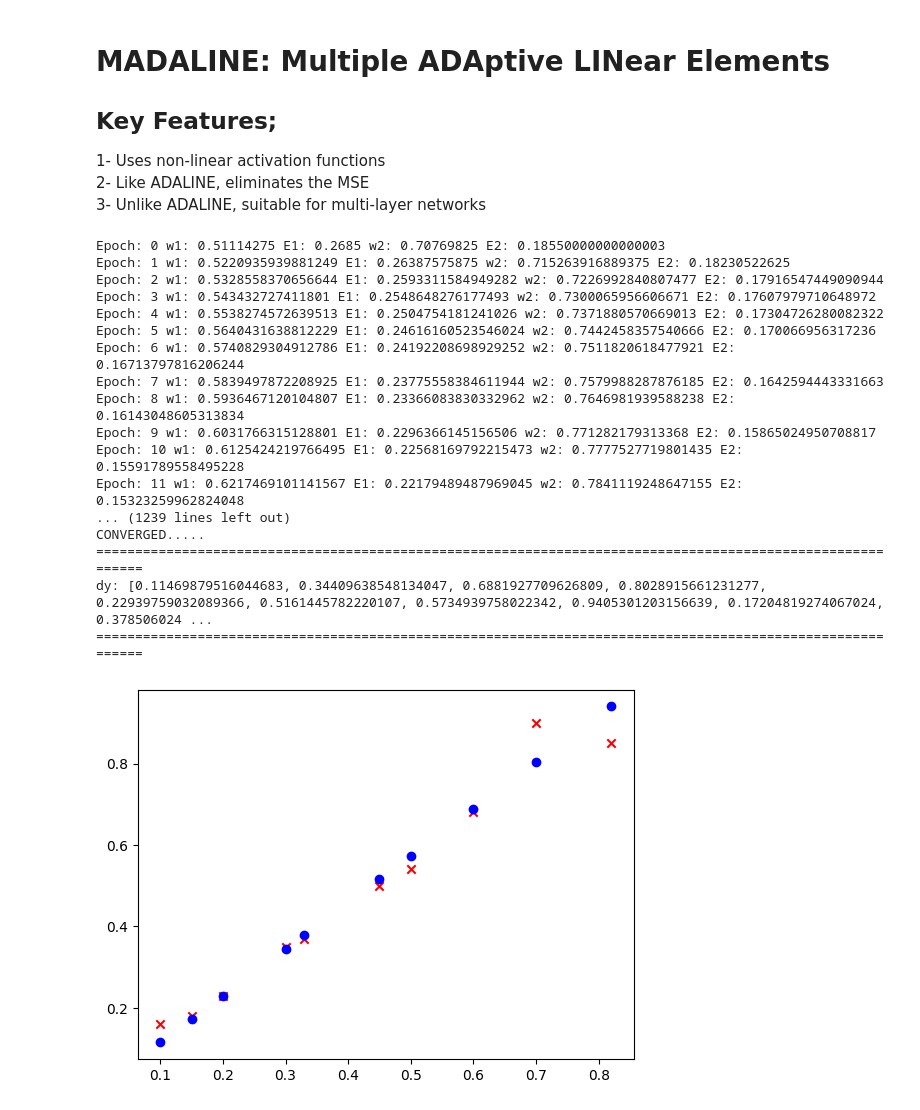
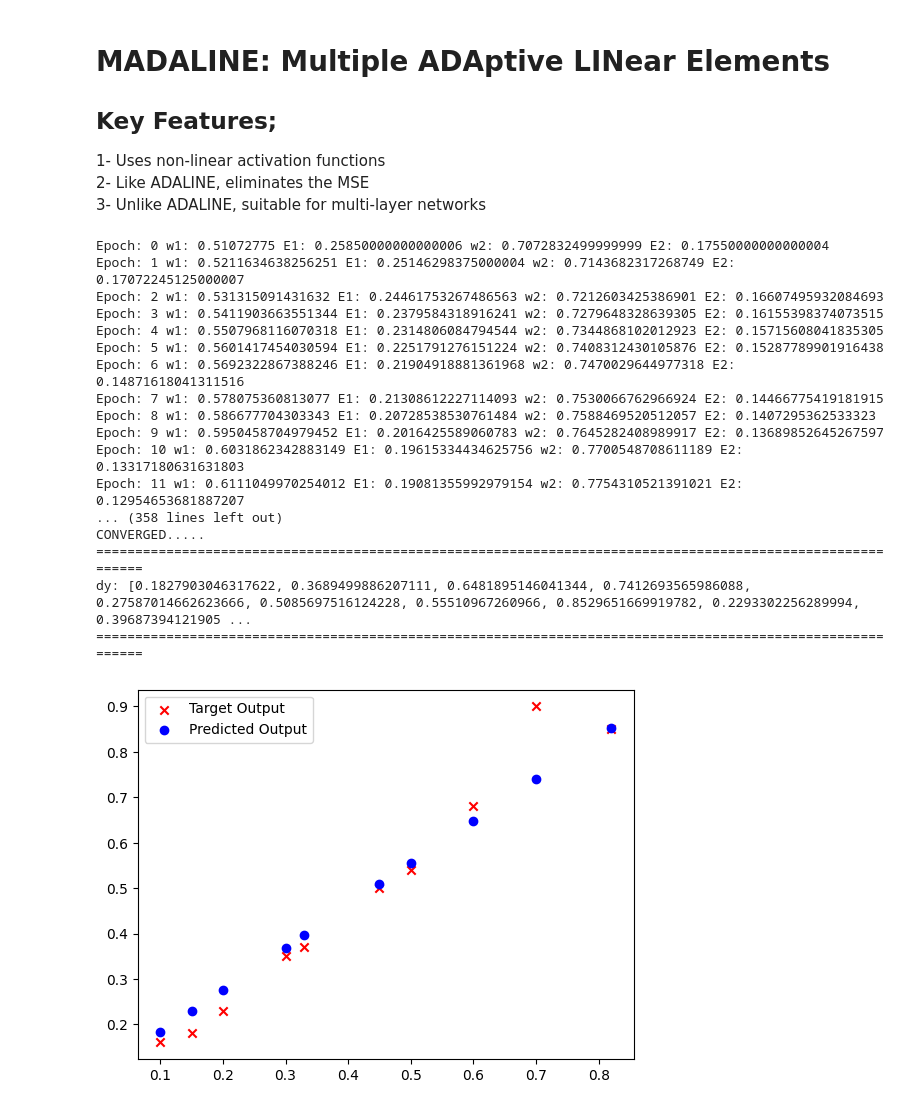
Before and after one commit to aitesam961/fuzzy-fishtick, a Jupyter notebook: MADALINE_Rule_I_v1p1.ipynb, the cells around one changed output. Drawn from its saved outputs; the diff is of its cells as text; code cells hidden in the pictures.

```diff
--- a/MADALINE_Rule_I_v1p1.ipynb
+++ b/MADALINE_Rule_I_v1p1.ipynb
@@ -13,6 +13,12 @@
 
 x = [0.10, 0.30, 0.60, 0.70, 0.20, 0.45, 0.50, 0.82, 0.15, 0.33]
 N = len(x)
+
+# bias
+
+b1 = 0.01
+b2 = 0.01
+
 
 # weights
 w1 = 0.5
@@ -34,6 +40,7 @@ threshold  = 0.0000000001
 # runtime variables
 E1 = 0
 E2 = 0
+
 dw1 = 0
 dw2 = 0
 
@@ -44,16 +51,20 @@ error1 = [0.0]*N
 error2 = [0.0]*N
 
 dy  = [0.0]*N
+
 # execution body
+for epochs in range(max_epochs):
 
-
-for epochs in range(max_epochs):
   # ADALINE-1
   for index in range(N):
-    dy1[index] = w1 * x[index]
-  # error1 = [y[i] - dy1[i] for i in range(N)]
-  E1 = (1/N)* sum([y[i] - dy1[i] for i in range(N)])
+    dy1[index] = w1 * x[index] + b1         #  dy = w * x + b
+  E1 = (1/N)* sum([y[i] - dy1[i] for i in range(N)])    # error = 1/N ∑(y - dy) // not squared..
+  # this aproach calculates and updates the collective
+  # error of all observations in each iteration.
 
+  b1 += eta * E1    # update bias
+
+  # calculate and update weight
   w_sum = 0
   for i in range(N):
     w_sum +=  x[i]
@@ -62,57 +73,59 @@ for epochs in range(max_epochs):
 
   # ADALINE-2
   for index in range(N):
-    dy2[index] = w2 * x[index]
-  # error2 = [y[i] - dy2[i] for i in range(N)]
+    dy2[index] = w2 * x[index] + b2
   E2 = (1/N)* sum([y[i] - dy2[i] for i in range(N)])
+  b2 += eta * E2
 
   w_sum = 0
   for i in range(N):
     w_sum += x[i]
   dw2 = eta* E2 * w_sum
   w2 = w2 + dw2
 
   print("Epoch:", epochs, "w1:",w1, "E1:",E1, "w2:",w2, "E2:",E2)
-  if(E1 < threshold and E2 < threshold):
+
+  # check for convergence
+  if((E1)**2 < threshold and (E2)**2 < threshold):
     print("CONVERGED.....")
     break
 
 # calculate dy
 for index in range(N):
   dy[index] = wo1 * dy1[index] + wo2 * dy2[index]
 
 print("===========================================================================================================")
 print("dy:",dy )
 print("===========================================================================================================")
 
 
-if(E1 > threshold and E2 > threshold):
+if((E1)**2 > threshold and (E2)**2 > threshold):
   print("FAILED to Converge")
   print("dy:",dy )
 
 import matplotlib.pyplot as plt
 
 plt.scatter(x, y, marker='x', color='red', label='Target Output')
-plt.scatter(x, dy, marker='o', color='blue', label='Achieved Output')
-
+plt.scatter(x, dy, marker='o', color='blue', label='Predicted Output')
+plt.legend()
 
 plt.show()
 # %% [output]
-Epoch: 0 w1: 0.51114275 E1: 0.2685 w2: 0.70769825 E2: 0.18550000000000003
-Epoch: 1 w1: 0.5220935939881249 E1: 0.26387575875 w2: 0.715263916889375 E2: 0.18230522625
-Epoch: 2 w1: 0.5328558370656644 E1: 0.2593311584949282 w2: 0.7226992840807477 E2: 0.17916547449090944
-Epoch: 3 w1: 0.543432727411801 E1: 0.2548648276177493 w2: 0.7300065956606671 E2: 0.17607979710648972
-Epoch: 4 w1: 0.5538274572639513 E1: 0.2504754181241026 w2: 0.7371880570669013 E2: 0.17304726280082322
-Epoch: 5 w1: 0.5640431638812229 E1: 0.24616160523546024 w2: 0.7442458357540666 E2: 0.170066956317236
-Epoch: 6 w1: 0.5740829304912786 E1: 0.24192208698929252 w2: 0.7511820618477921 E2: 0.16713797816206244
-Epoch: 7 w1: 0.5839497872208925 E1: 0.23775558384611944 w2: 0.7579988287876185 E2: 0.1642594443331663
-Epoch: 8 w1: 0.5936467120104807 E1: 0.23366083830332962 w2: 0.7646981939588238 E2: 0.16143048605313834
-Epoch: 9 w1: 0.6031766315128801 E1: 0.2296366145156506 w2: 0.771282179313368 E2: 0.15865024950708817
-Epoch: 10 w1: 0.6125424219766495 E1: 0.22568169792215473 w2: 0.7777527719801435 E2: 0.15591789558495228
-Epoch: 11 w1: 0.6217469101141567 E1: 0.22179489487969045 w2: 0.7841119248647155 E2: 0.15323259962824048
-... (1239 lines left out)
+Epoch: 0 w1: 0.51072775 E1: 0.25850000000000006 w2: 0.7072832499999999 E2: 0.17550000000000004
+Epoch: 1 w1: 0.5211634638256251 E1: 0.25146298375000004 w2: 0.7143682317268749 E2: 0.17072245125000007
+Epoch: 2 w1: 0.531315091431632 E1: 0.24461753267486563 w2: 0.7212603425386901 E2: 0.16607495932084693
+Epoch: 3 w1: 0.5411903663551344 E1: 0.2379584318916241 w2: 0.7279648328639305 E2: 0.16155398374073515
+Epoch: 4 w1: 0.5507968116070318 E1: 0.2314806084794544 w2: 0.7344868102012923 E2: 0.15715608041835305
+Epoch: 5 w1: 0.5601417454030594 E1: 0.2251791276151224 w2: 0.7408312430105876 E2: 0.15287789901916438
+Epoch: 6 w1: 0.5692322867388246 E1: 0.21904918881361968 w2: 0.7470029644977318 E2: 0.14871618041311516
+Epoch: 7 w1: 0.578075360813077 E1: 0.21308612227114093 w2: 0.7530066762966924 E2: 0.14466775419181915
+Epoch: 8 w1: 0.586677704303343 E1: 0.20728538530761484 w2: 0.7588469520512057 E2: 0.1407295362533323
+Epoch: 9 w1: 0.5950458704979452 E1: 0.2016425589060783 w2: 0.7645282408989917 E2: 0.13689852645267597
+Epoch: 10 w1: 0.6031862342883149 E1: 0.19615334434625756 w2: 0.7700548708611189 E2: 0.13317180631631803
+Epoch: 11 w1: 0.6111049970254012 E1: 0.19081355992979154 w2: 0.7754310521391021 E2: 0.12954653681887207
+... (358 lines left out)
 CONVERGED.....
 ===========================================================================================================
-dy: [0.11469879516044683, 0.34409638548134047, 0.6881927709626809, 0.8028915661231277, 0.22939759032089366, 0.5161445782220107, 0.5734939758022342, 0.9405301203156639, 0.17204819274067024, 0.378506024 ...
+dy: [0.1827903046317622, 0.3689499886207111, 0.6481895146041344, 0.7412693565986088, 0.27587014662623666, 0.5085697516124228, 0.55510967260966, 0.8529651669919782, 0.2293302256289994, 0.39687394121905 ...
 ===========================================================================================================
-[figure, old version]
+[figure, new version]
```
